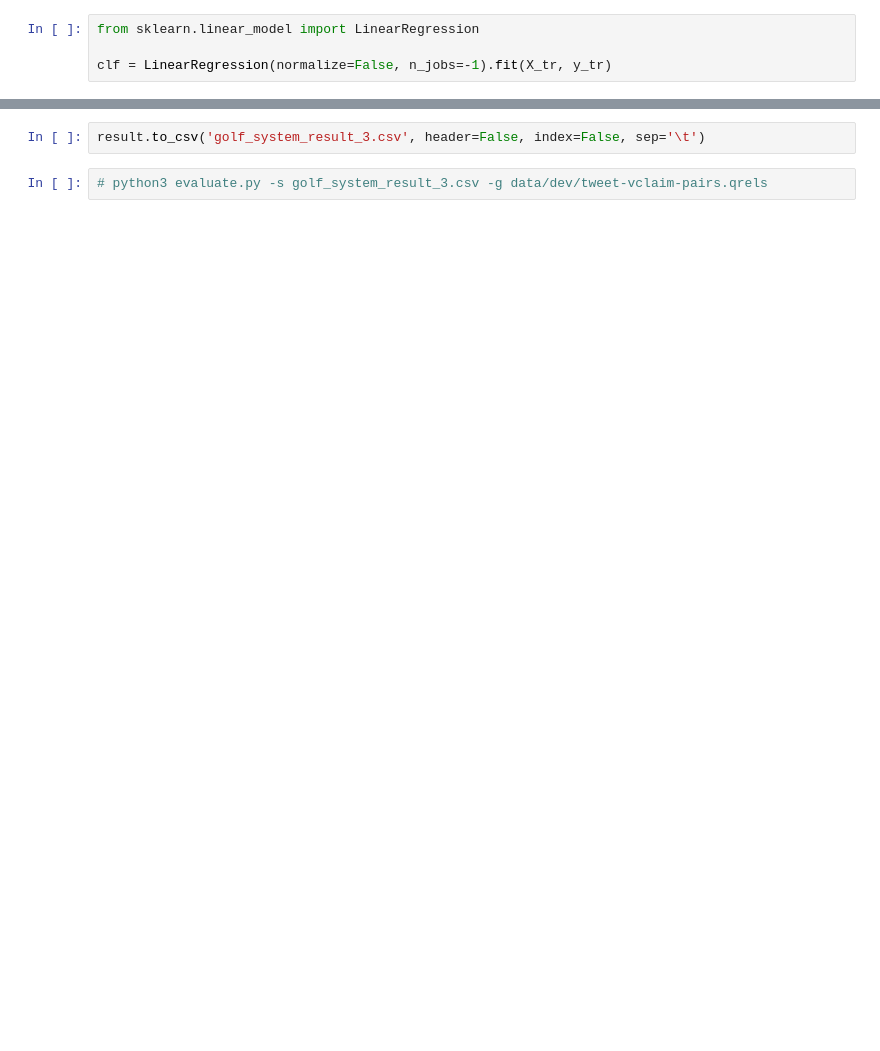
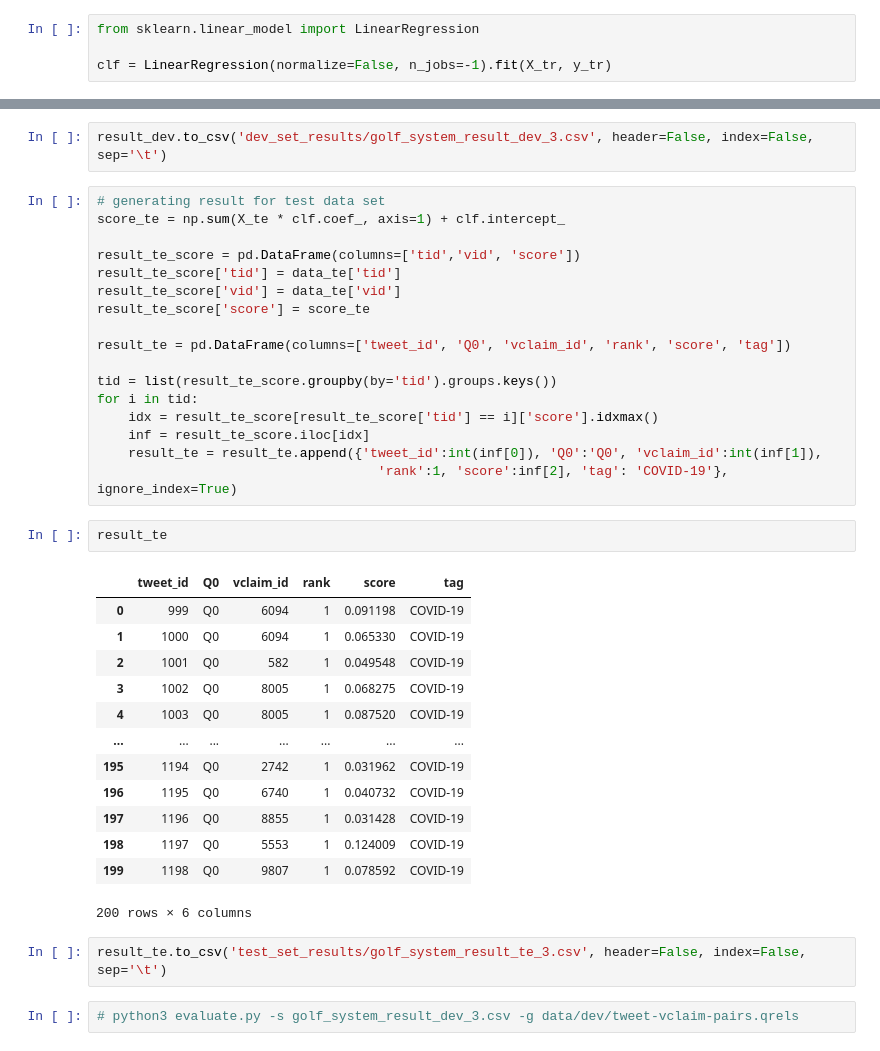
Before and after one commit to SheffieldGolf/task-2, a Jupyter notebook: golf_system_3.ipynb, the cells around one changed output, grey strips where cells are left out. Drawn from its saved outputs; the diff is of its cells as text; blank space fills up the shorter version.

```diff
--- a/golf_system_3.ipynb
+++ b/golf_system_3.ipynb
@@ -309,4 +370,39 @@ result
 # %%
-result.to_csv('golf_system_result_3.csv', header=False, index=False, sep='\t')
+result_dev.to_csv('dev_set_results/golf_system_result_dev_3.csv', header=False, index=False, sep='\t')
+# %%
+# generating result for test data set
+score_te = np.sum(X_te * clf.coef_, axis=1) + clf.intercept_
+
+result_te_score = pd.DataFrame(columns=['tid','vid', 'score'])
+result_te_score['tid'] = data_te['tid']
+result_te_score['vid'] = data_te['vid']
+result_te_score['score'] = score_te
+
+result_te = pd.DataFrame(columns=['tweet_id', 'Q0', 'vclaim_id', 'rank', 'score', 'tag'])
+
+tid = list(result_te_score.groupby(by='tid').groups.keys())
+for i in tid:
+    idx = result_te_score[result_te_score['tid'] == i]['score'].idxmax()
+    inf = result_te_score.iloc[idx]
+    result_te = result_te.append({'tweet_id':int(inf[0]), 'Q0':'Q0', 'vclaim_id':int(inf[1]),
+                                    'rank':1, 'score':inf[2], 'tag': 'COVID-19'}, ignore_index=True)
+# %%
+result_te
+# %% [output]
+|  | tweet_id | Q0 | vclaim_id | rank | score | tag |
+| 0 | 999 | Q0 | 6094 | 1 | 0.091198 | COVID-19 |
+| 1 | 1000 | Q0 | 6094 | 1 | 0.065330 | COVID-19 |
+| 2 | 1001 | Q0 | 582 | 1 | 0.049548 | COVID-19 |
+| 3 | 1002 | Q0 | 8005 | 1 | 0.068275 | COVID-19 |
+| 4 | 1003 | Q0 | 8005 | 1 | 0.087520 | COVID-19 |
+| ... | ... | ... | ... | ... | ... | ... |
+| 195 | 1194 | Q0 | 2742 | 1 | 0.031962 | COVID-19 |
+| 196 | 1195 | Q0 | 6740 | 1 | 0.040732 | COVID-19 |
+| 197 | 1196 | Q0 | 8855 | 1 | 0.031428 | COVID-19 |
+| 198 | 1197 | Q0 | 5553 | 1 | 0.124009 | COVID-19 |
+| 199 | 1198 | Q0 | 9807 | 1 | 0.078592 | COVID-19 |
+200 rows × 6 columns
+# %%
+result_te.to_csv('test_set_results/golf_system_result_te_3.csv', header=False, index=False, sep='\t')
 # %%
-# python3 evaluate.py -s golf_system_result_3.csv -g data/dev/tweet-vclaim-pairs.qrels
+# python3 evaluate.py -s golf_system_result_dev_3.csv -g data/dev/tweet-vclaim-pairs.qrels
```
Also changed, not shown: parts of 17 cells of this notebook, 12 other files.
